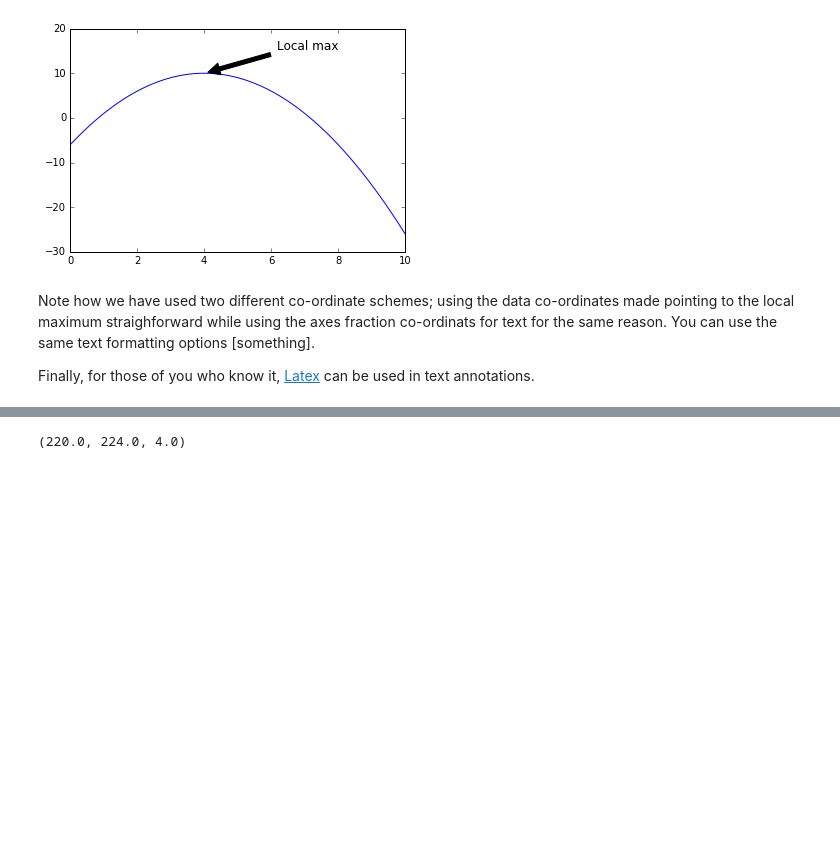
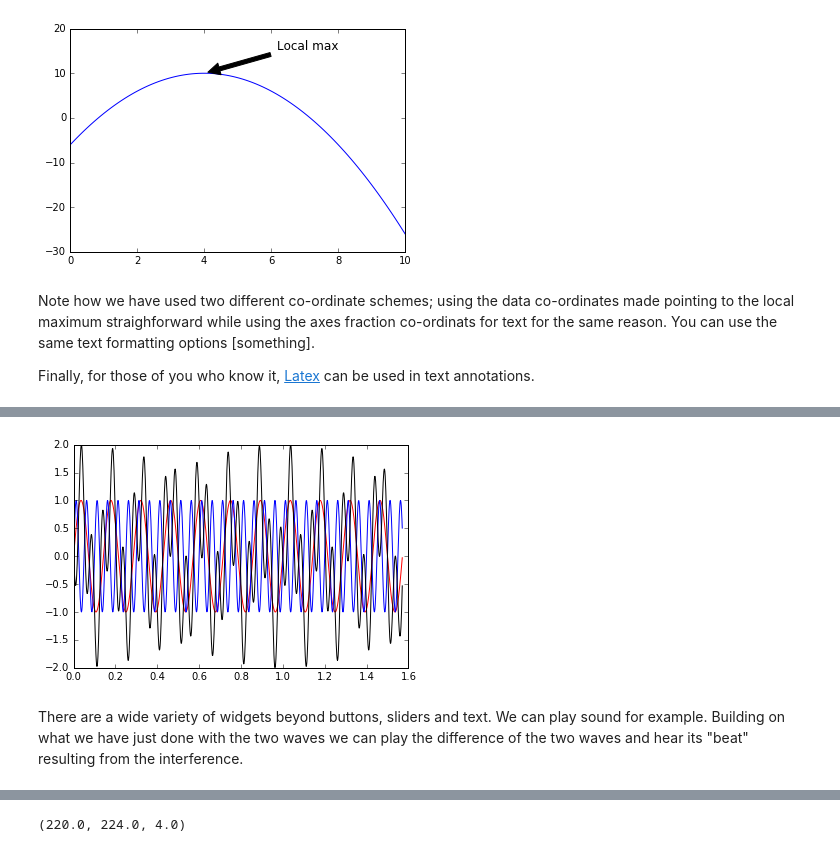
Before and after one commit to digital-skills-for-researchers/coursebook, a Jupyter notebook: modules/data-visualisation/ipython-notebook/matplotlib_notebook.ipynb, the cells around one changed output, grey strips where cells are left out. Drawn from its saved outputs; the diff is of its cells as text; code cells hidden in the pictures; blank space fills up the shorter version.

```diff
--- a/modules/data-visualisation/ipython-notebook/matplotlib_notebook.ipynb
+++ b/modules/data-visualisation/ipython-notebook/matplotlib_notebook.ipynb
@@ -488,6 +493,27 @@ def beat_freq(f1=220.0, f2=224.0):
     print(f1, f2, abs(f1-f2))
     display(Audio(data=signal, rate=rate))
     return signal
+# %%
+
+freq_slider_1 = widgets.IntSlider(min=1, max=20, step=1, value=1)
+freq_slider_2 = widgets.IntSlider(min=1, max=20, step=1, value=1)
+
+
+def plot_waves(f1,f2):
+    x = np.linspace(0,0.5*np.pi,1000)
+    wave_1 = np.sin(2*np.pi*x*f1)
+    wave_2 = np.sin(2*np.pi*x*f2)
+    diff = wave_1-wave_2
+    plt.plot(x,wave_1,'r')
+    plt.plot(x,wave_2,'b')
+    plt.plot(x,diff,'black')
+    plt.show()
+
+interact(plot_waves, f1=freq_slider_1,f2=freq_slider_2)
+# %% [output]
+[figure, added]
+# %% [markdown]
+There are a wide variety of widgets beyond buttons, sliders and text. We can play sound for example. Building on what we have just done  with the two waves we can play the difference of the two waves and hear its "beat" resulting from the interference.
 # %%
 v = interactive(beat_freq, f1=(200.0,300.0), f2=(200.0,300.0))
 display(v)
```
Also changed, not shown: parts of 24 cells of this notebook, 2 other files.
